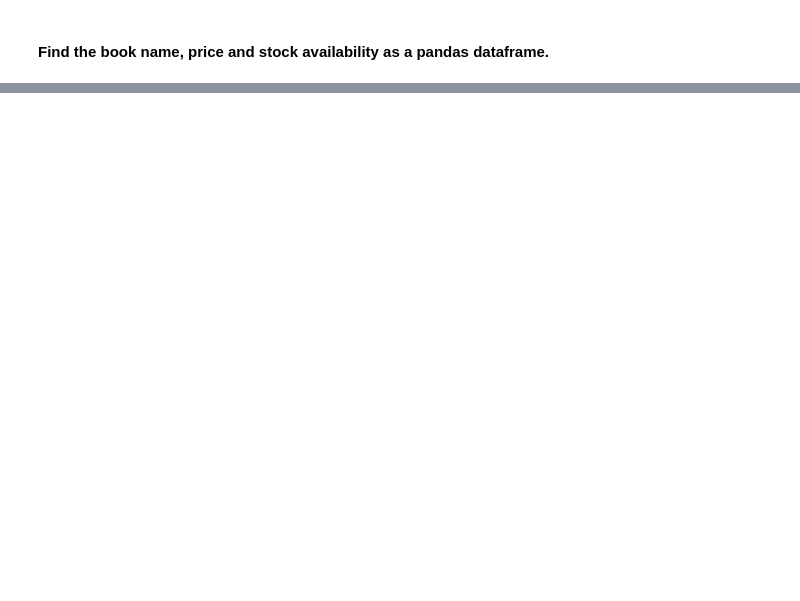
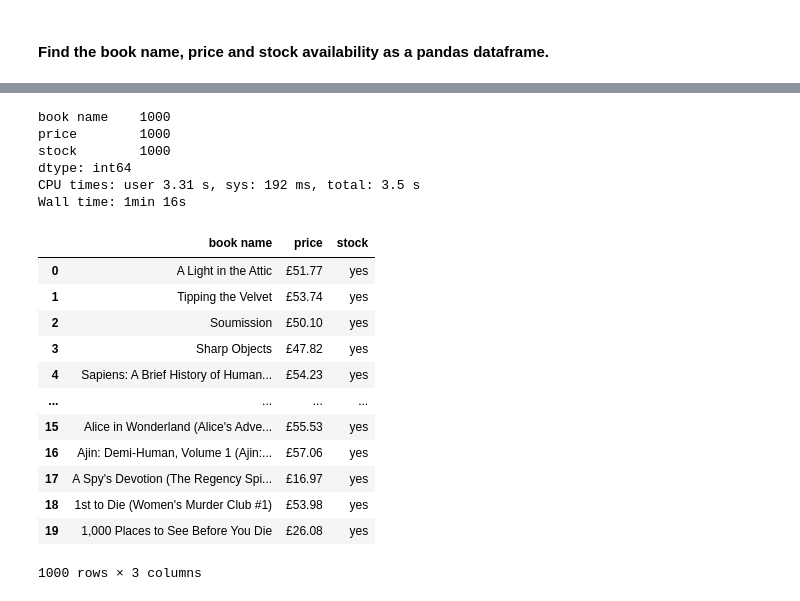
Before and after one commit to elvestevez/dataptmad0522_labs, a Jupyter notebook: extra-work/m1/lab-web-scraping/your-code/main.ipynb, the cells around one changed output, grey strips where cells are left out. Cells and saved outputs as stored; diff of their text form; code cells hidden in the pictures; blank space fills up the shorter version.

```diff
--- a/extra-work/m1/lab-web-scraping/your-code/main.ipynb
+++ b/extra-work/m1/lab-web-scraping/your-code/main.ipynb
@@ -879,0 +860,62 @@ df_books
+# %%
+# all pages (with selenium)
+
+# selenium
+
+# load URL
+path = '/home/elvira/drivers/chromedriver'
+service = Service(executable_path=path)
+driver = webdriver.Chrome(service=service)
+
+url = 'http://books.toscrape.com/'
+
+driver.get(url)
+driver.maximize_window()
+
+driver.implicitly_wait(10)
+# %%
+%%time
+
+# analyze content
+
+df_data_books = pd.DataFrame([], columns=['book name', 'price','stock'])
+
+i = 0
+while i in range(100):
+    i += 1
+    # add books
+    df_data_books = add_books(df_data_books)
+    try:
+        if driver.find_elements(by=By.TAG_NAME, value="a")[-1].text == 'next':
+            driver.find_elements(by=By.TAG_NAME, value="a")[-1].click()
+            #print(driver.find_elements(by=By.TAG_NAME, value="a")[-1].get_attribute("href"))
+            #print(driver.find_elements(by=By.TAG_NAME, value="a")[-1].text)
+        else:
+            break
+
+    except:
+        print(f'You have reached the total amount of clicks: {click}')
+        break
+
+print(df_data_books.count())
+df_data_books
+# %% [output]
+book name    1000
+price        1000
+stock        1000
+dtype: int64
+CPU times: user 3.31 s, sys: 192 ms, total: 3.5 s
+Wall time: 1min 16s
+|  | book name | price | stock |
+| 0 | A Light in the Attic | £51.77 | yes |
+| 1 | Tipping the Velvet | £53.74 | yes |
+| 2 | Soumission | £50.10 | yes |
+| 3 | Sharp Objects | £47.82 | yes |
+| 4 | Sapiens: A Brief History of Human... | £54.23 | yes |
+| ... | ... | ... | ... |
+| 15 | Alice in Wonderland (Alice's Adve... | £55.53 | yes |
+| 16 | Ajin: Demi-Human, Volume 1 (Ajin:... | £57.06 | yes |
+| 17 | A Spy's Devotion (The Regency Spi... | £16.97 | yes |
+| 18 | 1st to Die (Women's Murder Club #1) | £53.98 | yes |
+| 19 | 1,000 Places to See Before You Die | £26.08 | yes |
+1000 rows × 3 columns
```
Also changed, not shown: parts of 25 cells of this notebook.
